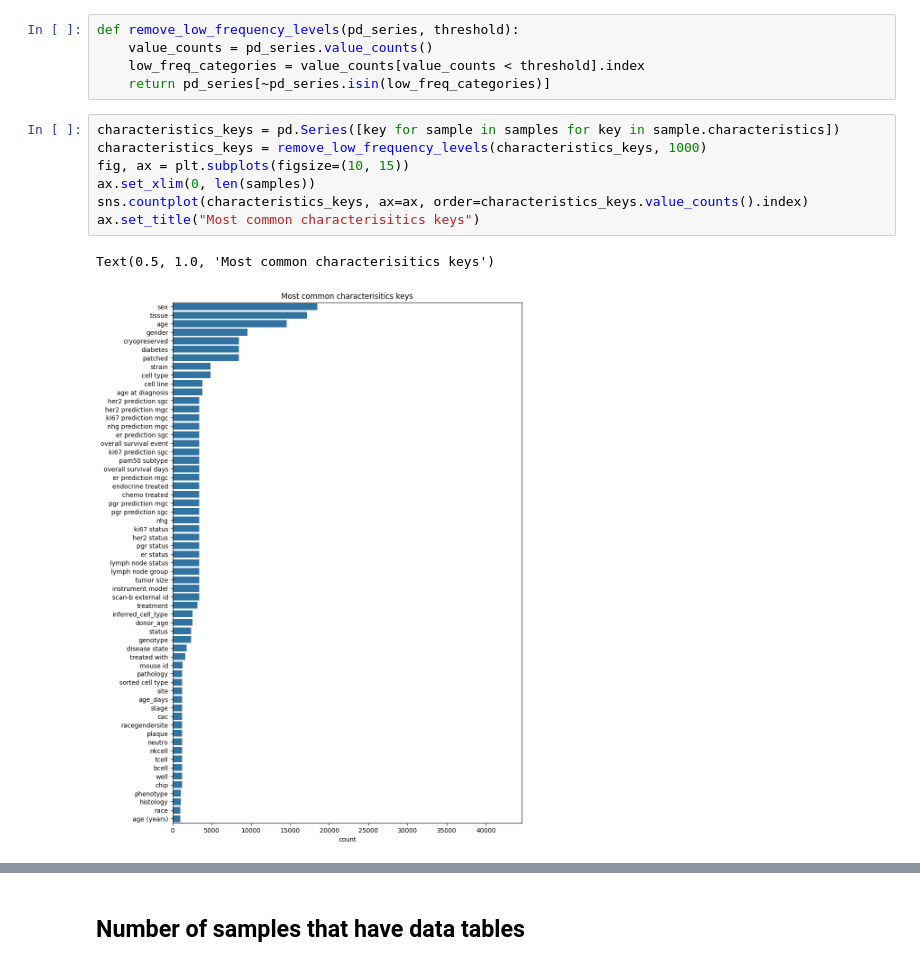
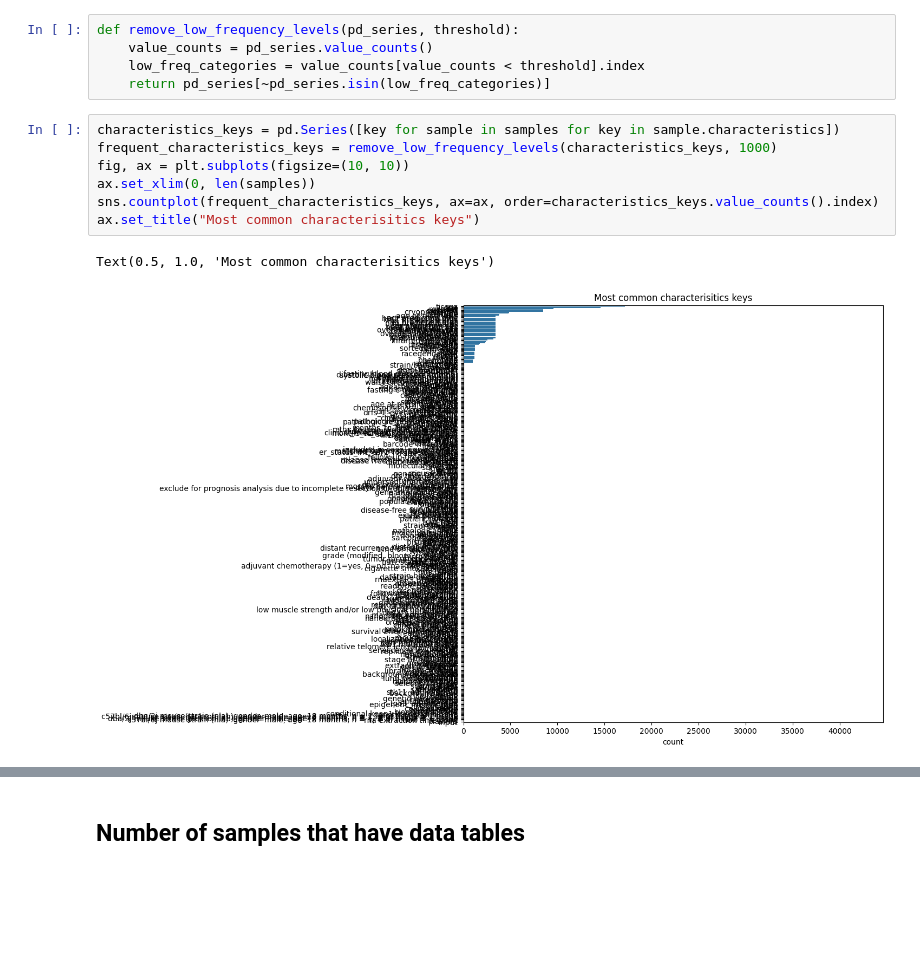
Before and after one commit to olegs/pubmed-paper-exploration, a Jupyter notebook: hallmarks_of_aging_related_dataset_analysis.ipynb, the cells around one changed output, grey strips where cells are left out. Saved outputs shown, nothing was run; the diff lists cells and outputs as text; blank space fills up the shorter version.

```diff
--- a/hallmarks_of_aging_related_dataset_analysis.ipynb
+++ b/hallmarks_of_aging_related_dataset_analysis.ipynb
@@ -289,11 +331,11 @@ def remove_low_frequency_levels(pd_series, threshold):
     return pd_series[~pd_series.isin(low_freq_categories)]
 # %%
 characteristics_keys = pd.Series([key for sample in samples for key in sample.characteristics])
-characteristics_keys = remove_low_frequency_levels(characteristics_keys, 1000)
-fig, ax = plt.subplots(figsize=(10, 15))
+frequent_characteristics_keys = remove_low_frequency_levels(characteristics_keys, 1000)
+fig, ax = plt.subplots(figsize=(10, 10))
 ax.set_xlim(0, len(samples))
-sns.countplot(characteristics_keys, ax=ax, order=characteristics_keys.value_counts().index)
+sns.countplot(frequent_characteristics_keys, ax=ax, order=characteristics_keys.value_counts().index)
 ax.set_title("Most common characterisitics keys")
 # %% [output]
 Text(0.5, 1.0, 'Most common characterisitics keys')
-[figure, old version]
+[figure, new version]
```
Also changed, not shown: parts of 61 cells of this notebook.
